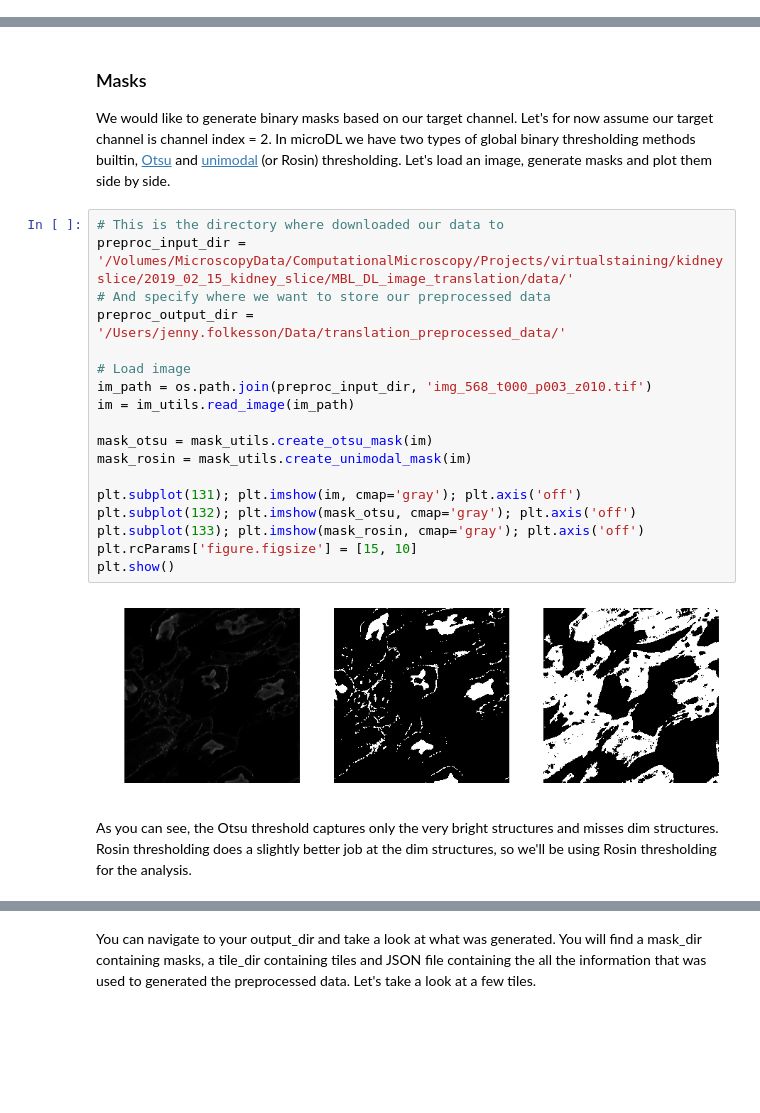
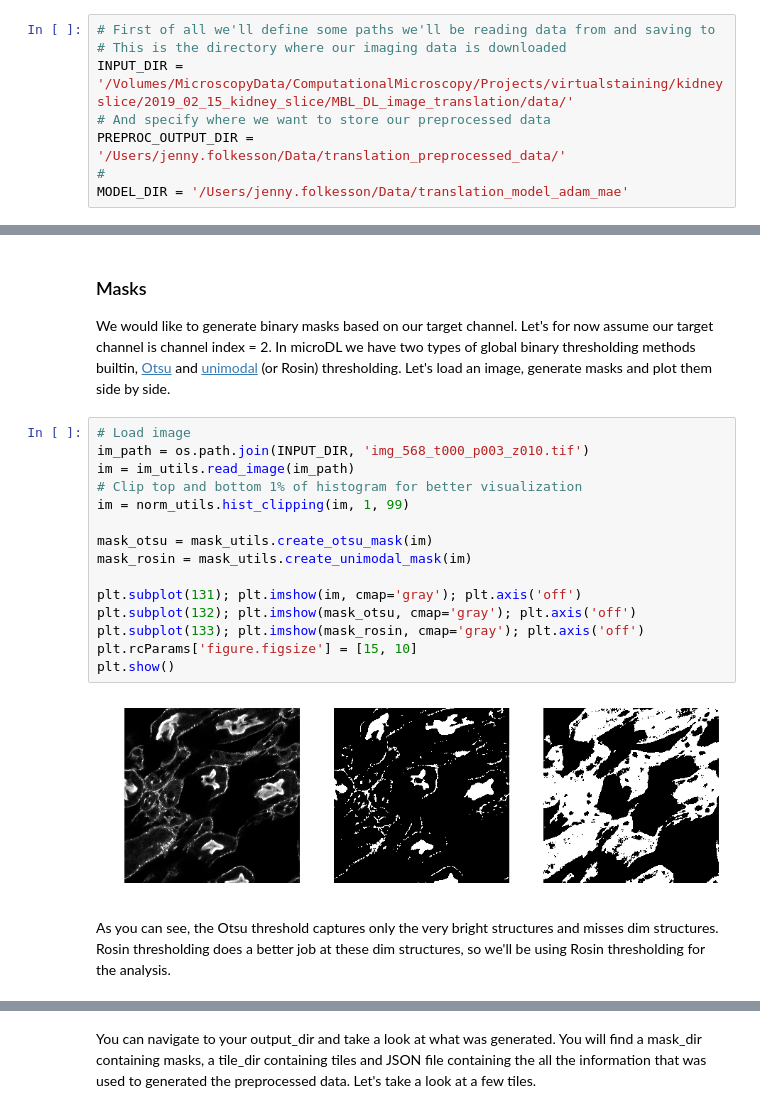
Before and after one commit to mehta-lab/microDL, a Jupyter notebook: notebooks/image_translation.ipynb, the cells around one changed output, grey strips where cells are left out. Cells and saved outputs as stored; diff of their text form; blank space fills up the shorter version.

```diff
--- a/notebooks/image_translation.ipynb
+++ b/notebooks/image_translation.ipynb
@@ -40,6 +41,14 @@ pp = pprint.PrettyPrinter(indent=4)
 # %% [output]
 Using TensorFlow backend.
 /Users/jenny.folkesson/Code/microDL
+# %%
+# First of all we'll define some paths we'll be reading data from and saving to
+# This is the directory where our imaging data is downloaded
+INPUT_DIR = '/Volumes/MicroscopyData/ComputationalMicroscopy/Projects/virtualstaining/kidneyslice/2019_02_15_kidney_slice/MBL_DL_image_translation/data/'
+# And specify where we want to store our preprocessed data
+PREPROC_OUTPUT_DIR = '/Users/jenny.folkesson/Data/translation_preprocessed_data/'
+#
+MODEL_DIR = '/Users/jenny.folkesson/Data/translation_model_adam_mae'
 # %% [markdown]
 ## Preprocessing
 
@@ -86,27 +95,24 @@ pp.pprint(preproc_config)
 We would like to generate binary masks based on our target channel. Let's for now assume our target channel is channel index = 2. In microDL we have two types of global binary thresholding methods builtin, [Otsu](https://en.wikipedia.org/wiki/Otsu%27s_method) and [unimodal](https://users.cs.cf.ac.uk/Paul.Rosin/resources/papers/unimodal2.pdf) (or Rosin) thresholding.
 Let's load an image, generate masks and plot them side by side.
 # %%
-# This is the directory where downloaded our data to
-preproc_input_dir = '/Volumes/MicroscopyData/ComputationalMicroscopy/Projects/virtualstaining/kidneyslice/2019_02_15_kidney_slice/MBL_DL_image_translation/data/'
-# And specify where we want to store our preprocessed data
-preproc_output_dir = '/Users/jenny.folkesson/Data/translation_preprocessed_data/'
-
 # Load image
-im_path = os.path.join(preproc_input_dir, 'img_568_t000_p003_z010.tif')
+im_path = os.path.join(INPUT_DIR, 'img_568_t000_p003_z010.tif')
 im = im_utils.read_image(im_path)
+# Clip top and bottom 1% of histogram for better visualization
+im = norm_utils.hist_clipping(im, 1, 99)
 
 mask_otsu = mask_utils.create_otsu_mask(im)
 mask_rosin = mask_utils.create_unimodal_mask(im)
 
 plt.subplot(131); plt.imshow(im, cmap='gray'); plt.axis('off')
 plt.subplot(132); plt.imshow(mask_otsu, cmap='gray'); plt.axis('off')
 plt.subplot(133); plt.imshow(mask_rosin, cmap='gray'); plt.axis('off')
 plt.rcParams['figure.figsize'] = [15, 10]
 plt.show()
 # %% [output]
-[figure, old version]
+[figure, new version]
 # %% [markdown]
-As you can see, the Otsu threshold captures only the very bright structures and misses dim structures. Rosin thresholding does a slightly better job at the dim structures, so we'll be using Rosin thresholding for the analysis.
+As you can see, the Otsu threshold captures only the very bright structures and misses dim structures. Rosin thresholding does a better job at these dim structures, so we'll be using Rosin thresholding for the analysis.
 # %%
 # There are some things we need to change around here. We're not doing resizing so let's remove that key
 if 'resize' in preproc_config:
```
Also changed, not shown: parts of 11 cells of this notebook, 3 other files.
